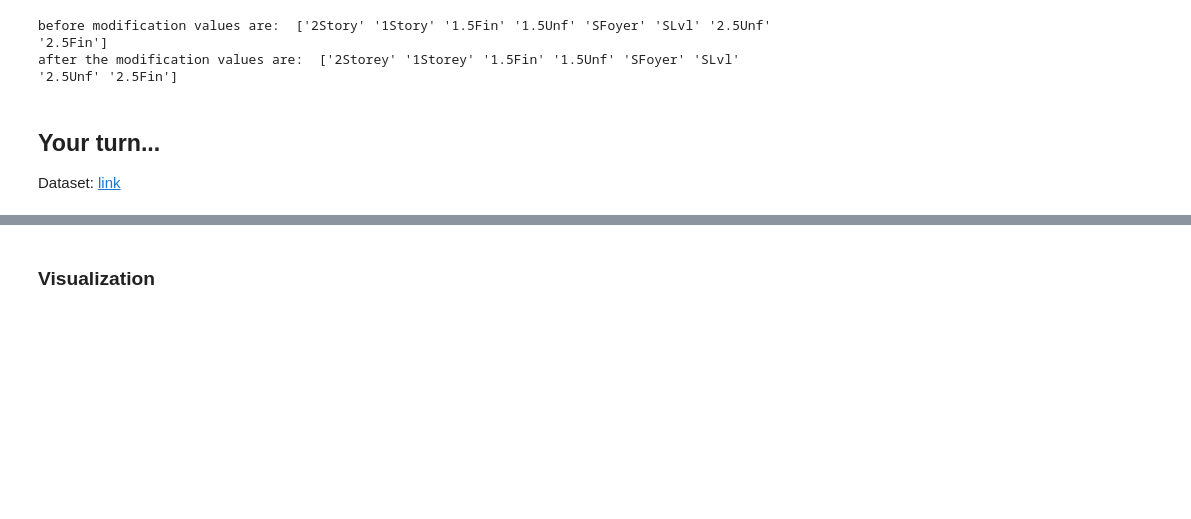
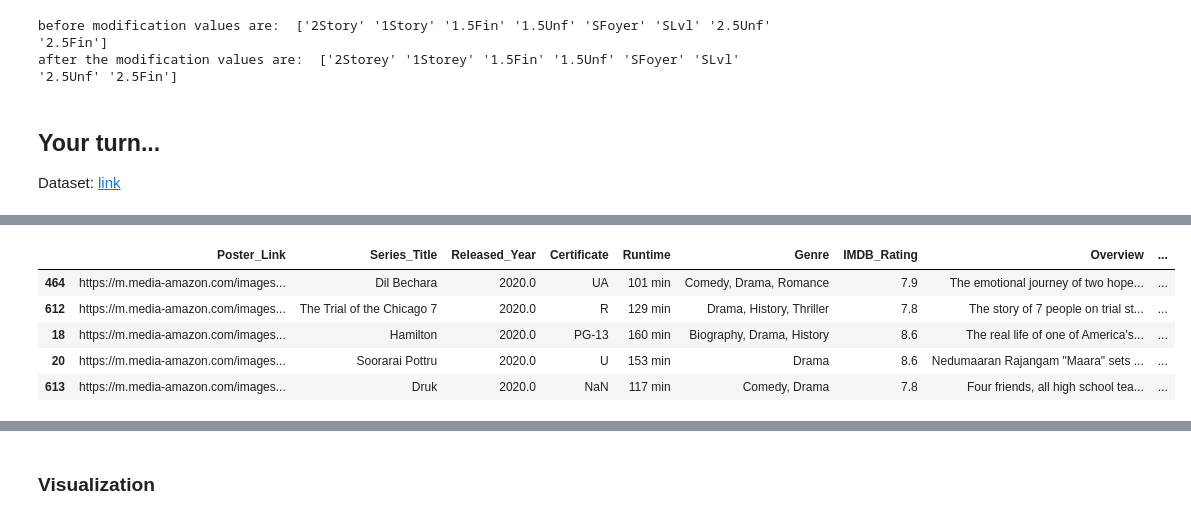
Before and after one commit to mklasby/ensf-444, a Jupyter notebook: lab-1/Working_with_Pandas_and_EDA_Lab_1_ENSF_444.ipynb, the cells around one changed output, grey strips where cells are left out. Cells and saved outputs as stored; diff of their text form; code cells hidden in the pictures; blank space fills up the shorter version.

```diff
--- a/lab-1/Working_with_Pandas_and_EDA_Lab_1_ENSF_444.ipynb
+++ b/lab-1/Working_with_Pandas_and_EDA_Lab_1_ENSF_444.ipynb
@@ -510,0 +479,10 @@ Name: Series_Title, Length: 1000, dtype: object
+# %%
+# look at the oldest movie in this dataset. How to see the latest?
+df_movies.sort_values(by='Released_Year', ascending=False).head()
+# %% [output]
+|  | Poster_Link | Series_Title | Released_Year | Certificate | Runtime | Genre | IMDB_Rating | Overview | ... |
+| 464 | https://m.media-amazon.com/images... | Dil Bechara | 2020.0 | UA | 101 min | Comedy, Drama, Romance | 7.9 | The emotional journey of two hope... | ... |
+| 612 | https://m.media-amazon.com/images... | The Trial of the Chicago 7 | 2020.0 | R | 129 min | Drama, History, Thriller | 7.8 | The story of 7 people on trial st... | ... |
+| 18 | https://m.media-amazon.com/images... | Hamilton | 2020.0 | PG-13 | 160 min | Biography, Drama, History | 8.6 | The real life of one of America's... | ... |
+| 20 | https://m.media-amazon.com/images... | Soorarai Pottru | 2020.0 | U | 153 min | Drama | 8.6 | Nedumaaran Rajangam "Maara" sets ... | ... |
+| 613 | https://m.media-amazon.com/images... | Druk | 2020.0 | NaN | 117 min | Comedy, Drama | 7.8 | Four friends, all high school tea... | ... |
```
Also changed, not shown: parts of 60 cells of this notebook.
